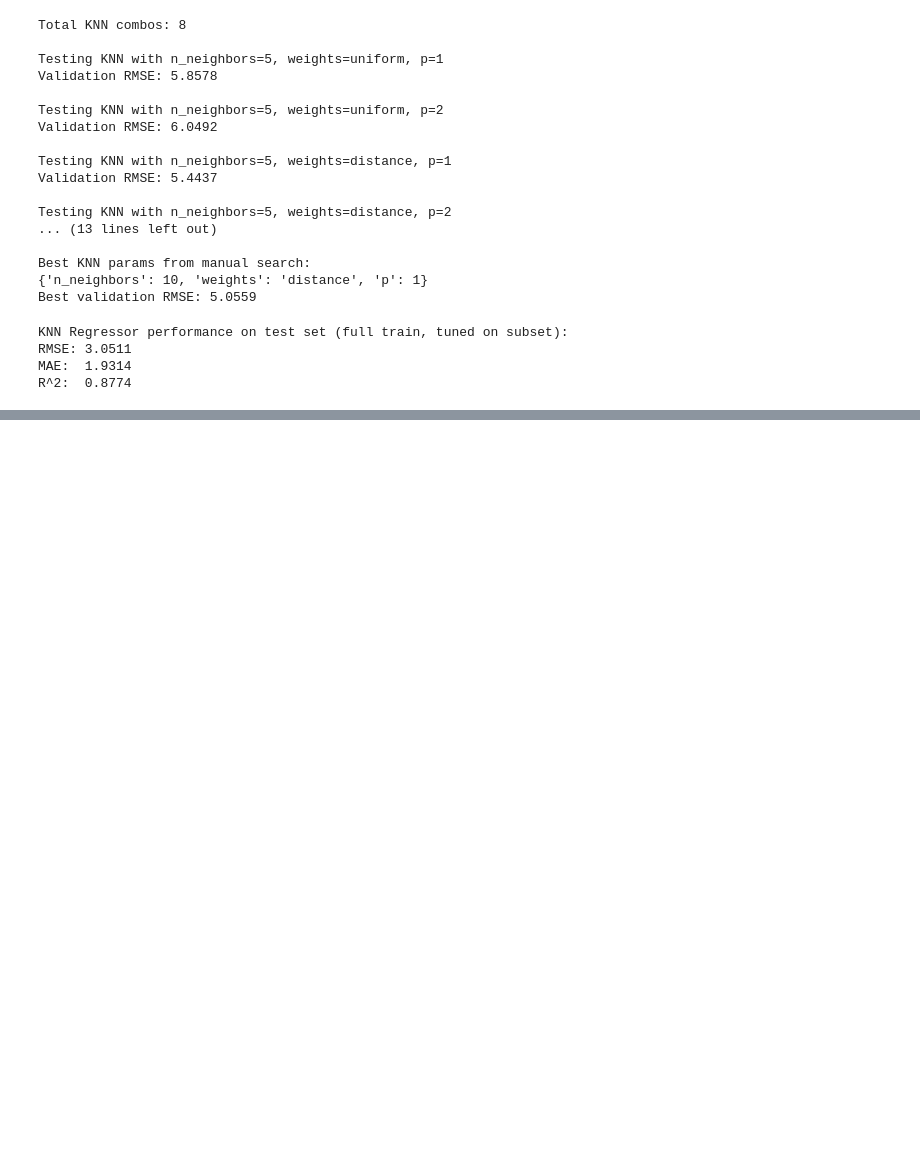
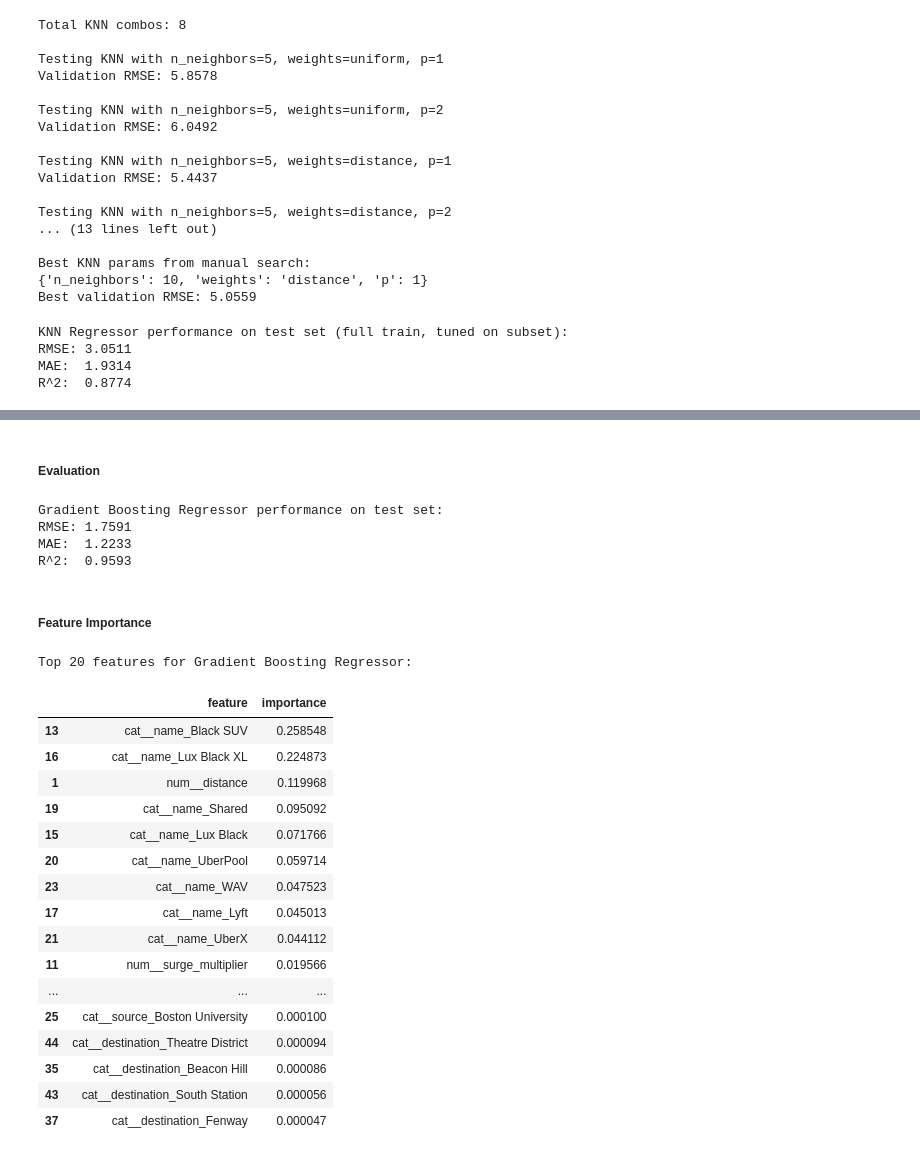
Before and after one commit to ProntoSbinalla/CIS-508-Final-Project, a Jupyter notebook: notebooks/CIS 508 - Final Project.ipynb, the cells around one changed output, grey strips where cells are left out. Drawn from its saved outputs; the diff is of its cells as text; code cells hidden in the pictures; blank space fills up the shorter version.

Commit message:
Completed Ensemble Model

```diff
--- a/notebooks/CIS 508 - Final Project.ipynb
+++ b/notebooks/CIS 508 - Final Project.ipynb
@@ -1526,0 +1564,52 @@ R^2:  0.8774
+# %% [markdown]
+##### Evaluation
+# %%
+best_gbr = gbr_grid.best_estimator_
+
+y_pred_gbr = best_gbr.predict(X_test)
+
+mse_gbr = mean_squared_error(y_test, y_pred_gbr)
+rmse_gbr = np.sqrt(mse_gbr)
+mae_gbr = mean_absolute_error(y_test, y_pred_gbr)
+r2_gbr = r2_score(y_test, y_pred_gbr)
+
+print("\nGradient Boosting Regressor performance on test set:")
+print(f"RMSE: {rmse_gbr:.4f}")
+print(f"MAE:  {mae_gbr:.4f}")
+print(f"R^2:  {r2_gbr:.4f}")
+
+model_results.append({
+    "model": "GradientBoostingRegressor",
+    "best_params": gbr_grid.best_params_,
+    "rmse": rmse_gbr,
+    "mae": mae_gbr,
+    "r2": r2_gbr,
+})
+# %% [output]
+Gradient Boosting Regressor performance on test set:
+RMSE: 1.7591
+MAE:  1.2233
+R^2:  0.9593
+# %% [markdown]
+##### Feature Importance
+# %%
+show_tree_model_importance(best_gbr, top_n=20, title="Gradient Boosting Regressor")
+# %% [output]
+Top 20 features for Gradient Boosting Regressor:
+|  | feature | importance |
+| 13 | cat__name_Black SUV | 0.258548 |
+| 16 | cat__name_Lux Black XL | 0.224873 |
+| 1 | num__distance | 0.119968 |
+| 19 | cat__name_Shared | 0.095092 |
+| 15 | cat__name_Lux Black | 0.071766 |
+| 20 | cat__name_UberPool | 0.059714 |
+| 23 | cat__name_WAV | 0.047523 |
+| 17 | cat__name_Lyft | 0.045013 |
+| 21 | cat__name_UberX | 0.044112 |
+| 11 | num__surge_multiplier | 0.019566 |
+| ... | ... | ... |
+| 25 | cat__source_Boston University | 0.000100 |
+| 44 | cat__destination_Theatre District | 0.000094 |
+| 35 | cat__destination_Beacon Hill | 0.000086 |
+| 43 | cat__destination_South Station | 0.000056 |
+| 37 | cat__destination_Fenway | 0.000047 |
```
Also changed, not shown: parts of 3 cells of this notebook.
